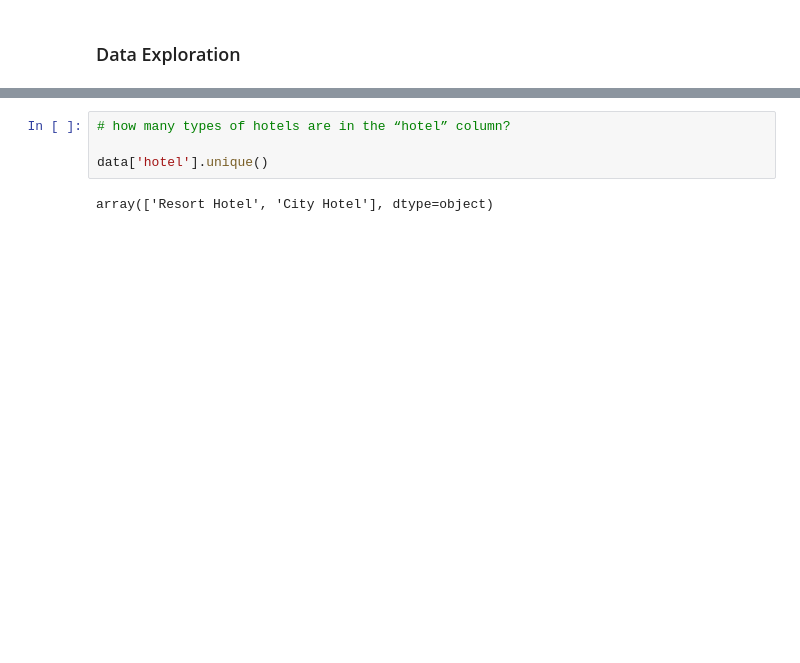
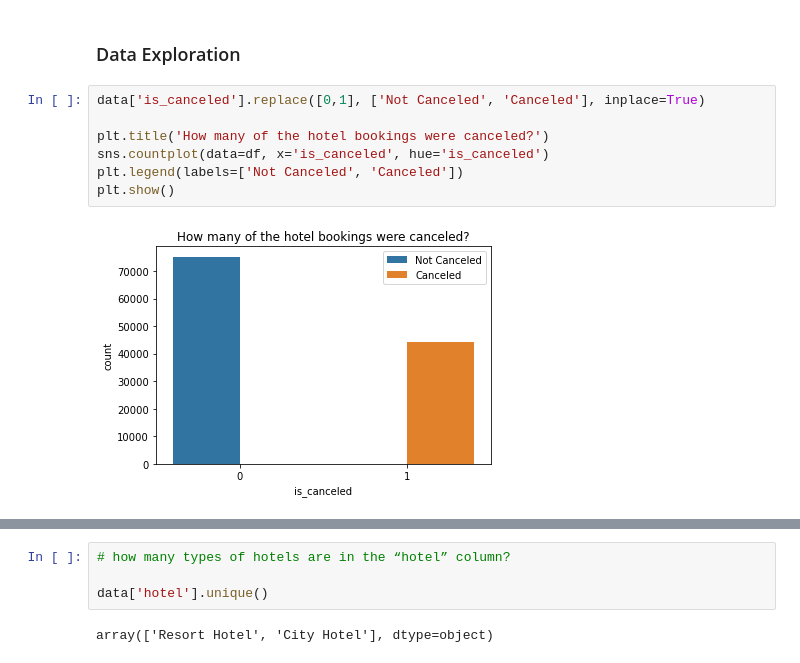
Before and after one commit to Danie-O/machine-learning, a Jupyter notebook: hotel-booking-analysis/hotel_booking_EDA.ipynb, the cells around one changed output, grey strips where cells are left out. Drawn from its saved outputs; the diff is of its cells as text; blank space fills up the shorter version.

```diff
--- a/hotel-booking-analysis/hotel_booking_EDA.ipynb
+++ b/hotel-booking-analysis/hotel_booking_EDA.ipynb
@@ -238,3 +238,12 @@ dtypes: float64(1), int64(17), object(13)
 memory usage: 29.1+ MB
 # %% [markdown]
 ### Data Exploration
+# %%
+data['is_canceled'].replace([0,1], ['Not Canceled', 'Canceled'], inplace=True)
+
+plt.title('How many of the hotel bookings were canceled?')
+sns.countplot(data=df, x='is_canceled', hue='is_canceled')
+plt.legend(labels=['Not Canceled', 'Canceled'])
+plt.show()
+# %% [output]
+[figure, added]
```
Also changed, not shown: parts of 16 cells of this notebook.
